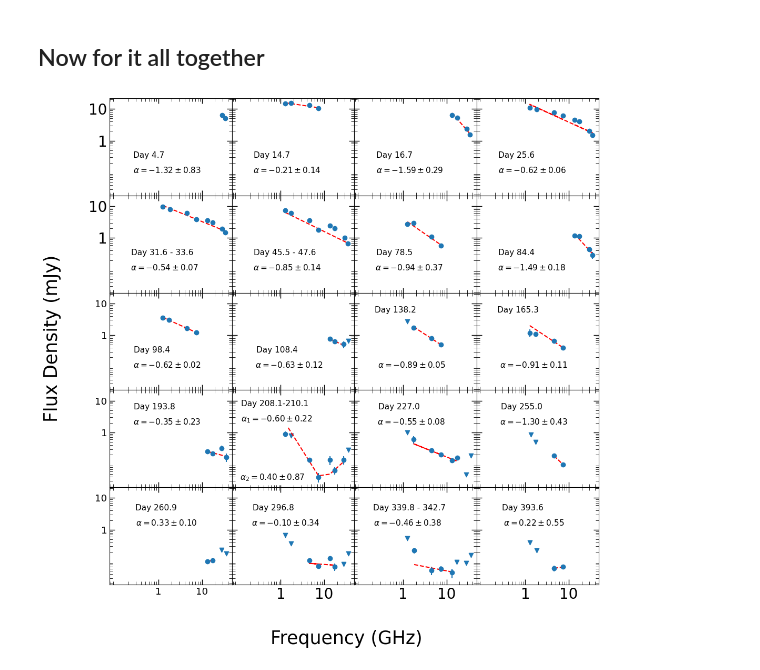
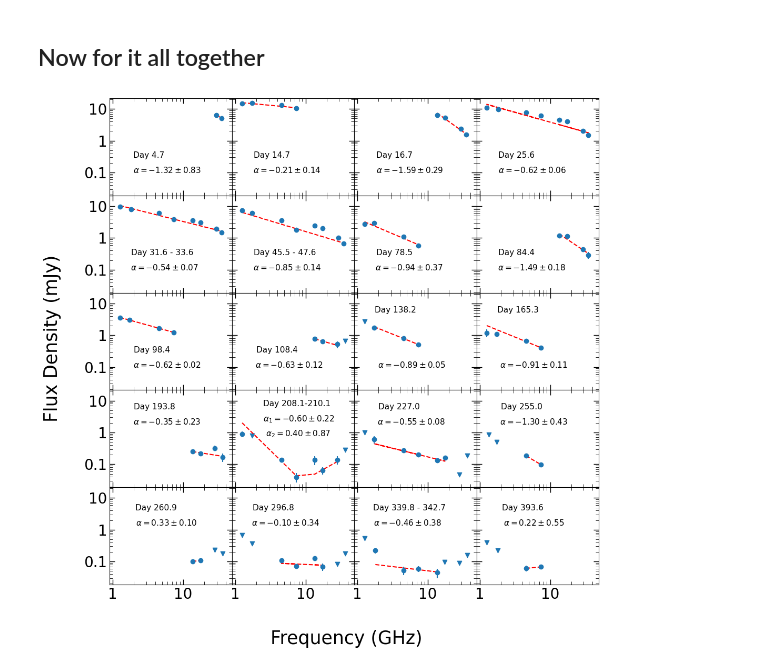
Before and after one commit to Wilhelm005/Research-Code, a Jupyter notebook: V1534 Sco Spectral Index.ipynb, the cells around one changed output. Drawn from its saved outputs; the diff is of its cells as text; code cells hidden in the pictures.

```diff
--- a/V1534 Sco Spectral Index.ipynb
+++ b/V1534 Sco Spectral Index.ipynb
@@ -2548,7 +2566,7 @@ if mask.any():  # proceed only if at least one detection
     ax[0,0].set_xscale('log')
     ax[0,0].set_xticks([1, 5, 10, 50], labels=['1', '5', '10', '50'], fontsize = 20)
     ax[0,0].set_yscale('log')
-    ax[0,0].set_yticks([1, 10,  50], labels=['1',  '10',  '50'], fontsize = 20)
+    ax[0,0].set_yticks([0.1,1, 10,  50], labels=['0.1','1',  '10',  '50'], fontsize = 20)
     ax[0,0].annotate('Day 4.7', xy=(75, 60), xycoords='axes points', size=11, ha='right', va='top', bbox=dict(boxstyle='round', fc='w', ec="w"))
     ax[0,0].tick_params(which='minor', length =4, direction = 'in', top=True, labeltop=False, bottom=True, labelbottom=False, right = True,labelright = False)
     ax[0,0].tick_params(which='major', length=7, direction = 'in', width =1, top=True, labeltop=False, bottom=True, labelbottom=True, right = True, labelright = False)
@@ -2609,7 +2627,7 @@ if mask.any():  # proceed only if at least one detection
     ax[1,0].set_xscale('log')
     ax[1,0].set_xticks([1, 5, 10, 50], labels=['1', '5', '10', '50'], fontsize = 20)
     ax[1,0].set_yscale('log')
-    ax[1,0].set_yticks([1,  10,  50], labels=['1',  '10',  '50'], fontsize = 20)
+    ax[1,0].set_yticks([0.1,1,  10,  50], labels=['0.1','1',  '10',  '50'], fontsize = 20)
     ax[1,0].annotate('Day 31.6 - 33.6', xy=(115, 60), xycoords='axes points', size=11, ha='right', va='top', bbox=dict(boxstyle='round', fc='w', ec="w"))
     ax[1,0].tick_params(which='minor', length =4, direction = 'in', top=True, labeltop=False, bottom=True, labelbottom=False, right = True,labelright = False)
     ax[1,0].tick_params(which='major', length=7, direction = 'in', width =1, top=True, labeltop=False, bottom=True, labelbottom=True, right = True, labelright = False)
@@ -2669,9 +2687,9 @@ if mask.any():  # proceed only if at least one detection
     ax[2,0].errorbar(df12['Freq (GHz)'][mask], df12['Flux Density (mJy)'][mask], yerr=yerr12, fmt='o')
     ax[2,0].scatter(df12['Freq (GHz)'][mask2], (df12['Flux Density (mJy)'][mask2] + 3*df12['Uncertainty (mJy)'][mask2]), marker='v')
     ax[2,0].set_xscale('log')
-    ax[2,0].set_xticks([1, 5, 10, 50], labels=['1', '5', '10', '50'], fontsize = 13)
+    ax[2,0].set_xticks([1, 5, 10, 50], labels=['1', '5', '10', '50'], fontsize = 20)
     ax[2,0].set_yscale('log')
-    ax[2,0].set_yticks([1, 5, 10, 20, 50], labels=['1', '5', '10', '20', '50'], fontsize = 13)
+    ax[2,0].set_yticks([0.1,1, 5, 10, 20, 50], labels=['0.1','1', '5', '10', '20', '50'], fontsize = 20)
     ax[2,0].annotate('Day 98.4', xy=(83, 60), xycoords='axes points', size=11, ha='right', va='top', bbox=dict(boxstyle='round', fc='w', ec="w"))
     ax[2,0].tick_params(which='minor', length =4, direction = 'in', top=True, labeltop=False, bottom=True, labelbottom=False, right = True,labelright = False)
     ax[2,0].tick_params(which='major', length=7, direction = 'in', width =1, top=True, labeltop=False, bottom=True, labelbottom=True, right = True, labelright = False)
@@ -2732,9 +2750,9 @@ if mask.any():  # proceed only if at least one detection
     ax[3,0].errorbar(df16['Freq (GHz)'][mask], df16['Flux Density (mJy)'][mask], yerr=yerr16, fmt='o')
     ax[3,0].scatter(df16['Freq (GHz)'][mask2], (df16['Flux Density (mJy)'][mask2] + 3*df16['Uncertainty (mJy)'][mask2]), marker='v')
     ax[3,0].set_xscale('log')
-    ax[3,0].set_xticks([1, 5, 10, 50], labels=['1', '5', '10', '50'], fontsize = 13)
+    ax[3,0].set_xticks([1, 5, 10, 50], labels=['1', '5', '10', '50'], fontsize = 20)
     ax[3,0].set_yscale('log')
-    ax[3,0].set_yticks([1, 5, 10, 20, 50], labels=['1', '5', '10', '20', '50'], fontsize = 13)
+    ax[3,0].set_yticks([0.1,1, 5, 10, 20, 50], labels=['0.1','1', '5', '10', '20', '50'], fontsize = 20)
     ax[3,0].annotate('Day 193.8', xy=(90, 115), xycoords='axes points', size=11, ha='right', va='top', bbox=dict(boxstyle='round', fc='w', ec="w"))
     ax[3,0].tick_params(which='minor', length =4, direction = 'in', top=True, labeltop=False, bottom=True, labelbottom=False, right = True,labelright = False)
     ax[3,0].tick_params(which='major', length=7, direction = 'in', width =1, top=True, labeltop=False, bottom=True, labelbottom=True, right = True, labelright = False)
@@ -2750,12 +2768,12 @@ if mask.any():  # proceed only if at least one detection
     ax[3,1].set_xticks([1, 5, 10, 50], labels=['1', '5', '10', '50'], fontsize = 13)
     ax[3,1].set_yscale('log')
     ax[3,1].set_yticks([1, 5, 10, 20, 50], labels=['1', '5', '10', '20', '50'], fontsize = 13)
-    ax[3,1].annotate('Day 208.1-210.1', xy=(105, 120), xycoords='axes points', size=11, ha='right', va='top', bbox=dict(boxstyle='round', fc='w', ec="w"))
+    ax[3,1].annotate('Day 208.1-210.1', xy=(135, 120), xycoords='axes points', size=11, ha='right', va='top', bbox=dict(boxstyle='round', fc='w', ec="w"))
     ax[3,1].tick_params(which='minor', length =4, direction = 'in', top=True, labeltop=False, bottom=True, labelbottom=False, right = True,labelright = False)
     ax[3,1].tick_params(which='major', length=7, direction = 'in', width =1, top=True, labeltop=False, bottom=True, labelbottom=True, right = True, labelright = False)
     ax[3,1].plot(df17['Freq (GHz)'][mask], fw_BPL(df17['Freq (GHz)'][mask]), 'r--')
-    ax[3,1].annotate('${\u03B1_1 = -0.60 \\pm 0.22}$', xy=(110, 100), xycoords='axes points', size=11, ha='right', va='top', bbox=dict(boxstyle='round', fc='w', ec="w"))
-    ax[3,1].annotate('${\u03B1_2 = 0.40 \\pm 0.87}$', xy=(100, 20), xycoords='axes points', size=11, ha='right', va='top', bbox=dict(boxstyle='round', fc='w', ec="w"))
+    ax[3,1].annotate('${\u03B1_1 = -0.60 \\pm 0.22}$', xy=(140, 100), xycoords='axes points', size=11, ha='right', va='top', bbox=dict(boxstyle='round', fc='w', ec="w"))
+    ax[3,1].annotate('${\u03B1_2 = 0.40 \\pm 0.87}$', xy=(135, 80), xycoords='axes points', size=11, ha='right', va='top', bbox=dict(boxstyle='round', fc='w', ec="w"))
 
 
 mask = df19['Flux Density (mJy)'] > 3 * df19['Uncertainty (mJy)']  # apply detection threshold
@@ -2796,9 +2814,10 @@ if mask.any():  # proceed only if at least one detection
     ax[4,0].errorbar(df22['Freq (GHz)'][mask], df22['Flux Density (mJy)'][mask], yerr=yerr22, fmt='o')
     ax[4,0].scatter(df22['Freq (GHz)'][mask2], (df22['Flux Density (mJy)'][mask2] + 3*df22['Uncertainty (mJy)'][mask2]), marker='v')
     ax[4,0].set_xscale('log')
-    ax[4,0].set_xticks([1, 5, 10, 50], labels=['1', '5', '10', '50'], fontsize = 13)
+    ax[4,0].set_xticks([1, 10], labels=['1', '10'], fontsize = 20)
+    ax[4,0].set_xlim(left=.9)
     ax[4,0].set_yscale('log')
-    ax[4,0].set_yticks([1, 5, 10, 20, 50], labels=['1', '5', '10', '20', '50'], fontsize = 13)
+    ax[4,0].set_yticks([0.1,1, 5, 10, 20, 50], labels=['0.1','1', '5', '10', '20', '50'], fontsize = 20)
     ax[4,0].annotate('Day 260.9', xy=(92, 110), xycoords='axes points', size=11, ha='right', va='top', bbox=dict(boxstyle='round', fc='w', ec="w"))
     ax[4,0].tick_params(which='minor', length =4, direction = 'in', top=True, labeltop=False, bottom=True, labelbottom=False, right = True,labelright = False)
     ax[4,0].tick_params(which='major', length=7, direction = 'in', width =1, top=True, labeltop=False, bottom=True, labelbottom=True, right = True, labelright = False)
@@ -2812,7 +2831,8 @@ if mask.any():  # proceed only if at least one detection
     ax[4,1].errorbar(df23['Freq (GHz)'][mask], df23['Flux Density (mJy)'][mask], yerr=yerr23, fmt='o')
     ax[4,1].scatter(df23['Freq (GHz)'][mask2], (df23['Flux Density (mJy)'][mask2] + 3*df23['Uncertainty (mJy)'][mask2]), marker='v')
     ax[4,1].set_xscale('log')
-    ax[4,1].set_xticks([1,  10, 50], labels=['1',  '10', '50'], fontsize = 20)
+    ax[4,1].set_xticks([1,  10], labels=['1',  '10'], fontsize = 20)
+    ax[4,1].set_xlim(left=.9)
     ax[4,1].set_yscale('log')
     ax[4,1].set_yticks([1,  10, 50], labels=['1',  '10',  '50'], fontsize = 20)
     ax[4,1].annotate('Day 296.8', xy=(85, 110), xycoords='axes points', size=11, ha='right', va='top', bbox=dict(boxstyle='round', fc='w', ec="w"))
@@ -2827,35 +2847,37 @@ if mask.any():  # proceed only if at least one detection
     ax[4,2].errorbar(df25['Freq (GHz)'][mask], df25['Flux Density (mJy)'][mask], yerr=yerr25, fmt='o')
     ax[4,2].scatter(df25['Freq (GHz)'][mask2], (df25['Flux Density (mJy)'][mask2] + 3*df25['Uncertainty (mJy)'][mask2]), marker='v')
     ax[4,2].set_xscale('log')
-    ax[4,2].set_xticks([1, 10, 50], labels=['1',  '10', '50'], fontsize = 20)
+    ax[4,2].set_xticks([1, 10], labels=['1',  '10'], fontsize = 20)
+    ax[4,2].set_xlim(left=.9)
     ax[4,2].set_yscale('log')
     ax[4,2].set_yticks([1,  10,  50], labels=['1',  '10',  '50'], fontsize = 20)
     ax[4,2].annotate('Day 339.8 - 342.7', xy=(125, 110), xycoords='axes points', size=11, ha='right', va='top', bbox=dict(boxstyle='round', fc='w', ec="w"))
     ax[4,2].tick_params(which='minor', length =4, direction = 'in', top=True, labeltop=False, bottom=True, labelbottom=False, right = True,labelright = False)
     ax[4,2].tick_params(which='major', length=7, direction = 'in', width =1, top=True, labeltop=False, bottom=True, labelbottom=True, right = True, labelright = False)
     ax[4,2].plot(df25['Freq (GHz)'][mask], fit_model_weights25(df25['Freq (GHz)'][mask]), 'r--')
     ax[4,2].annotate('${\u03B1 = -0.46 \\pm 0.38}$', xy=(120, 90), xycoords='axes points', size=11, ha='right', va='top', bbox=dict(boxstyle='round', fc='w', ec="w"))
 
 
 mask = df27['Flux Density (mJy)'] > 3 * df27['Uncertainty (mJy)']  # apply detection threshold
 mask2 = df27['Flux Density (mJy)'] < 3 * df27['Uncertainty (mJy)']  # apply non-detection threshold
 if mask.any():  # proceed only if at least one detection
     ax[4,3].errorbar(df27['Freq (GHz)'][mask], df27['Flux Density (mJy)'][mask], yerr=yerr27, fmt='o')
     ax[4,3].scatter(df27['Freq (GHz)'][mask2], (df27['Flux Density (mJy)'][mask2] + 3*df27['Uncertainty (mJy)'][mask2]), marker='v')
     ax[4,3].set_xscale('log')
-    ax[4,3].set_xticks([1,  10, 50], labels=['1', '10', '50'], fontsize = 20)
+    ax[4,3].set_xticks([1,  10], labels=['1', '10'], fontsize = 20)
+    ax[4,3].set_xlim(left=0.9)
     ax[4,3].set_yscale('log')
-    ax[4,3].set_yticks([1, 10,  50], labels=['1',  '10',  '50'], fontsize = 20)
+    ax[4,3].set_yticks([0.1,1, 10], labels=['0.1','1',  '10'], fontsize = 20)
     ax[4,3].annotate('Day 393.6', xy=(92, 110), xycoords='axes points', size=11, ha='right', va='top', bbox=dict(boxstyle='round', fc='w', ec="w"))
     ax[4,3].tick_params(which='minor', length =4, direction = 'in', top=True, labeltop=False, bottom=True, labelbottom=False, right = True,labelright = False)
     ax[4,3].tick_params(which='major', length=7, direction = 'in', width =1, top=True, labeltop=False, bottom=True, labelbottom=True, right = True, labelright = False)
     ax[4,3].plot(df27['Freq (GHz)'][mask], fit_model_weights27(df27['Freq (GHz)'][mask]), 'r--')
     ax[4,3].annotate('${\u03B1 = 0.22 \\pm 0.55}$', xy=(120, 90), xycoords='axes points', size=11, ha='right', va='top', bbox=dict(boxstyle='round', fc='w', ec="w"))
 
 
 fig.supxlabel("Frequency (GHz)", fontsize = 25)
 fig.supylabel("Flux Density (mJy)", fontsize = 25)
 plt.savefig("V1534_SI.png")
 plt.show();
 # %% [output]
-[figure, old version]
+[figure, new version]
```
Also changed, not shown: parts of 5 cells of this notebook, 2 other files.
